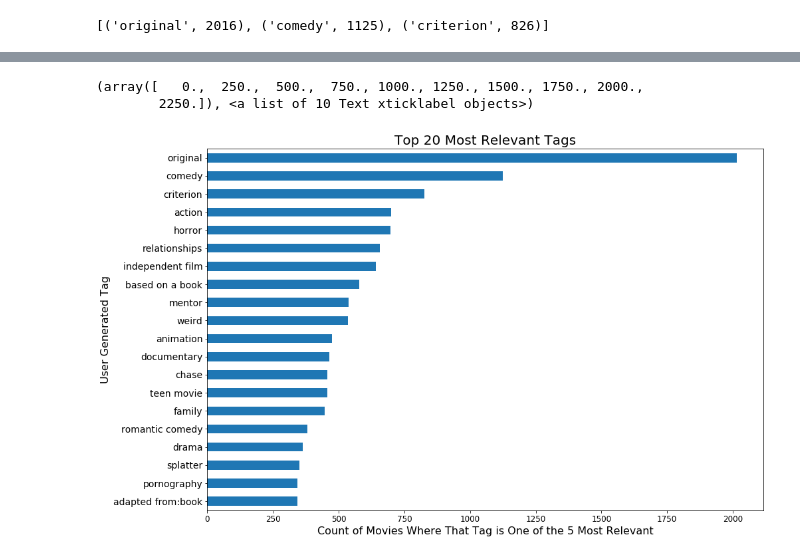
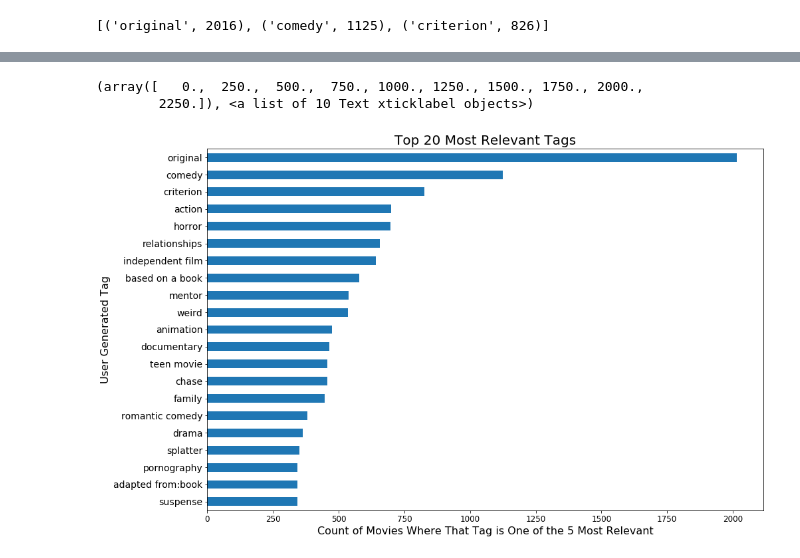
Before and after one commit to davestroud/stroud_nyx_project, a Jupyter notebook: relevant_tags.ipynb, the cells around one changed output, grey strips where cells are left out. Cells and saved outputs as stored; diff of their text form; code cells hidden in the pictures.

```diff
--- a/relevant_tags.ipynb
+++ b/relevant_tags.ipynb
@@ -200,18 +200,19 @@ tag_counts.most_common(20)
 # %%
 import matplotlib.pyplot as plt
 import seaborn as sns
 
 # Set figure size
-plt.figure(figsize = (15, 10))
+plt.figure(figsize = (15, 10), facecolor = 'none')
 
 
-relevant_tags['tag'].value_counts()[:20].sort_values().plot(kind='barh')
+
+relevant_tags['tag'].value_counts()[:21].sort_values().plot(kind='barh')
 plt.title('Top 20 Most Relevant Tags', fontsize = 20)
 plt.xlabel('Count of Movies Where That Tag is One of the 5 Most Relevant', fontsize = 16)
 plt.ylabel('User Generated Tag', fontsize = 16)
 plt.yticks(fontsize=14)
 plt.xticks(fontsize=12)
 # %% [output]
 (array([   0.,  250.,  500.,  750., 1000., 1250., 1500., 1750., 2000.,
         2250.]), <a list of 10 Text xticklabel objects>)
-[figure, old version]
+[figure, new version]
```
Also changed, not shown: parts of 2 cells of this notebook, 1 other file.
